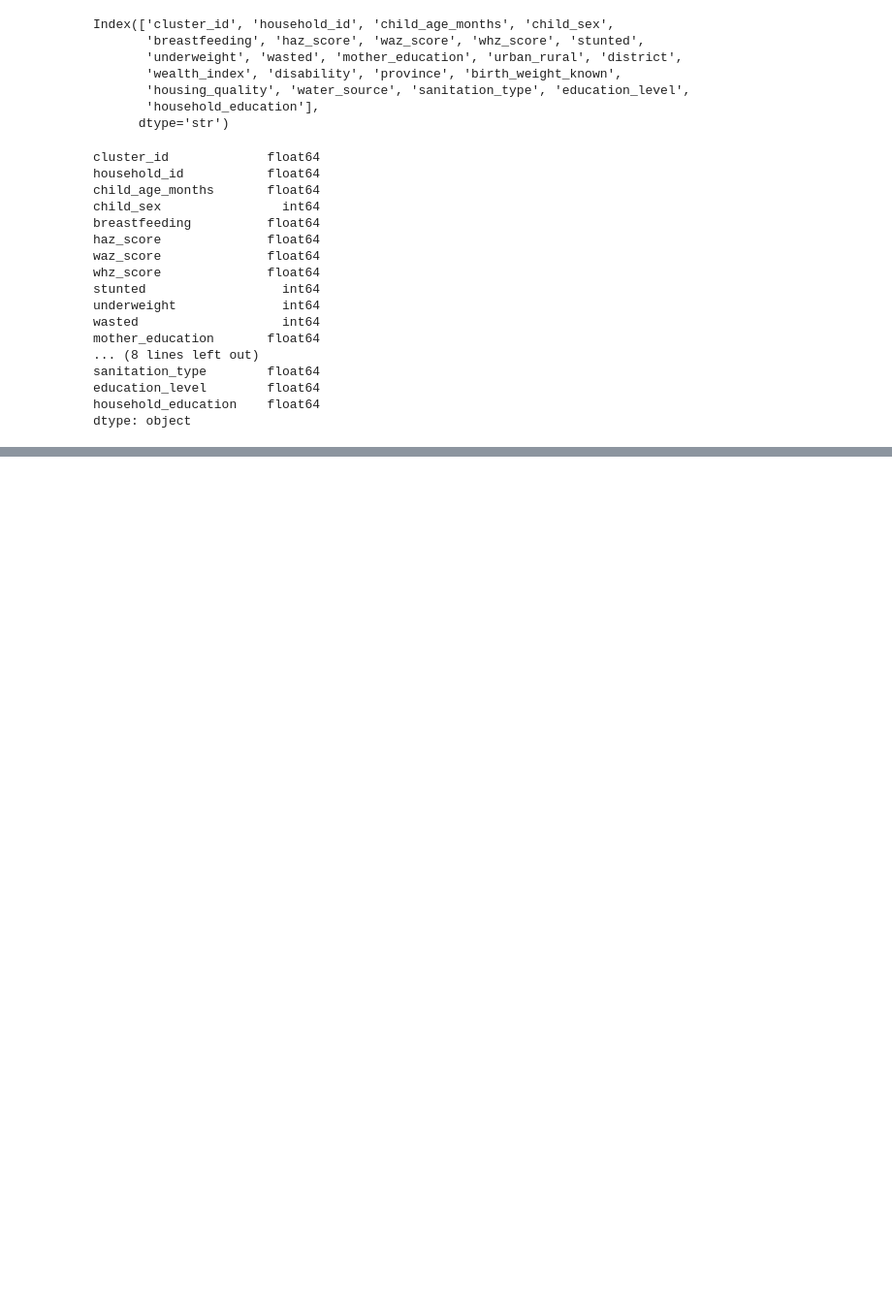
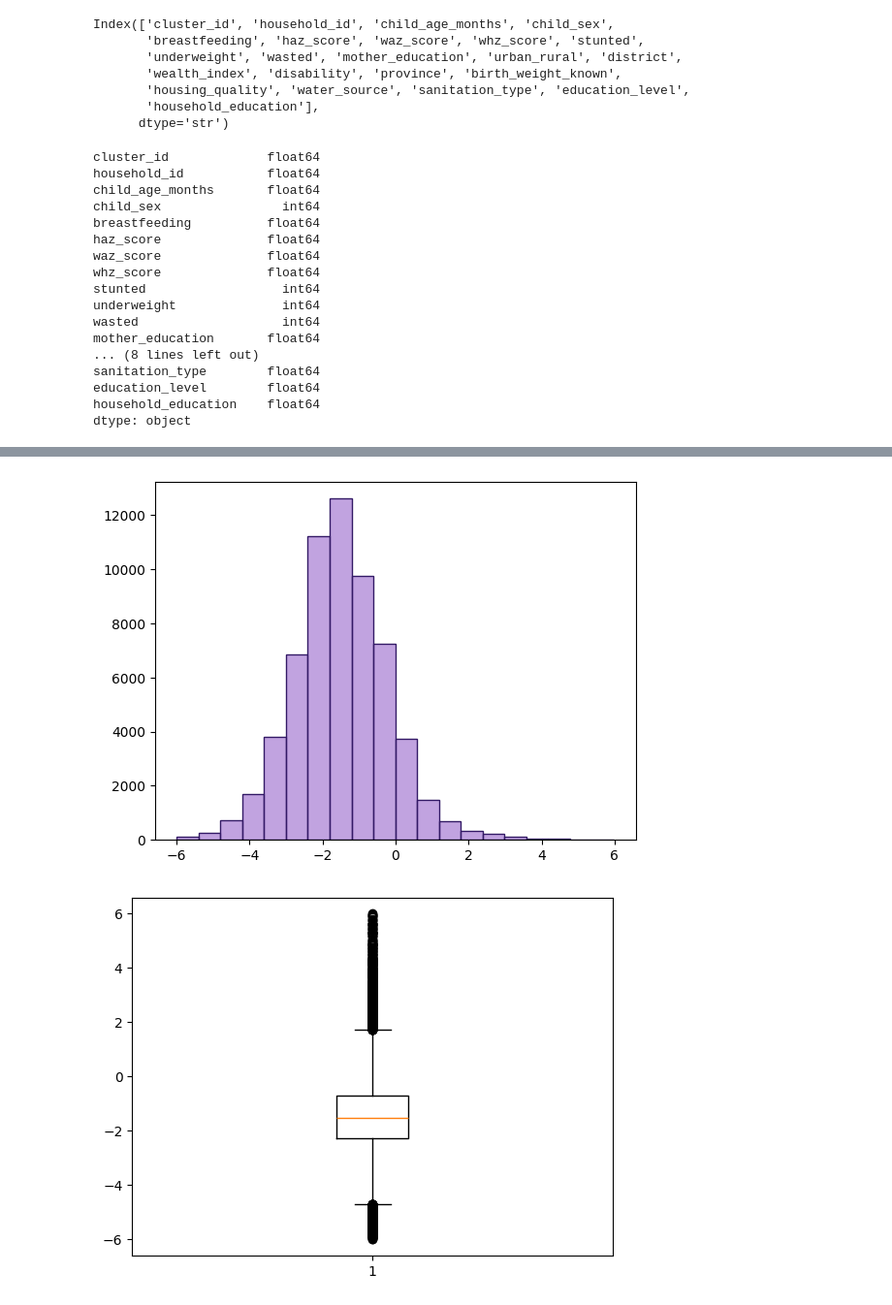
Before and after one commit to Nefertiti23/malnutrition-predictor, a Jupyter notebook: ml/notebooks/exploring/univariate_analysis.ipynb, the cells around one changed output, grey strips where cells are left out. Shown at 97% size. Cells and saved outputs as stored; diff of their text form; code cells hidden in the pictures; blank space fills up the shorter version.

```diff
--- a/ml/notebooks/exploring/univariate_analysis.ipynb
+++ b/ml/notebooks/exploring/univariate_analysis.ipynb
@@ -57,0 +78,23 @@ dtype: object
+# %%
+x = df['waz_score']
+
+color = (0.6, # redness
+         0.4, # greenness
+         0.8, # blueness
+         0.6  # transparency
+         )
+
+edge_color = (0.2, # redness
+              0.1, # greenness
+              0.4, # blueness
+              1  # transparency
+              )
+
+plt.hist(x, 20, edgecolor=edge_color, color=color)
+plt.show()
+
+plt.boxplot(x)
+plt.show()
+# %% [output]
+[figure, added]
+[figure, added]
```
Also changed, not shown: parts of 25 cells of this notebook, 10 other files.
